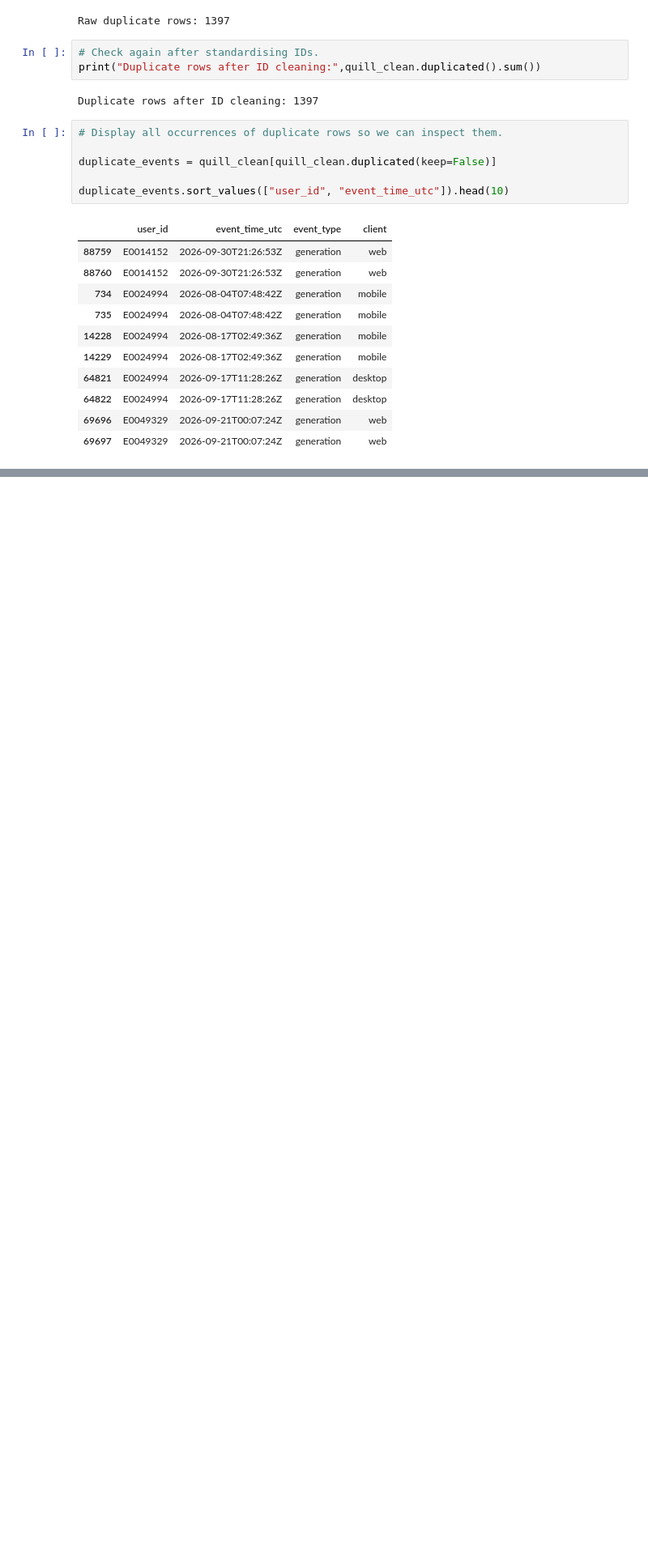
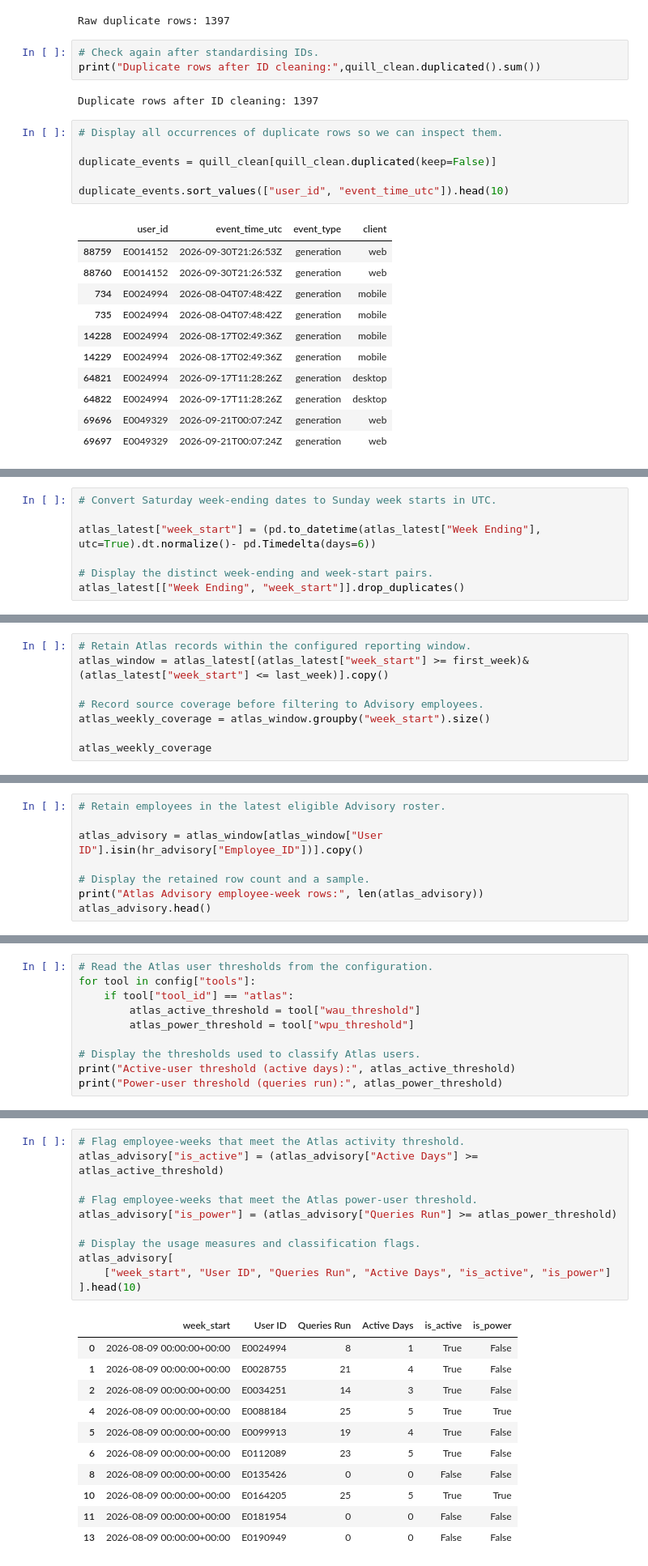
Before and after one commit to sonalanand4206/ai-adoption-weekly-reporting, a Jupyter notebook: CS_JP.ipynb, the cells around one changed output, grey strips where cells are left out. Shown at 81% size. Saved outputs shown, nothing was run; the diff lists cells and outputs as text; blank space fills up the shorter version.

Commit message:
Complete Quill metrics and calculate Atlas weekly usage

```diff
--- a/CS_JP.ipynb
+++ b/CS_JP.ipynb
@@ -353,0 +940,7 @@ duplicate_events.sort_values(["user_id", "event_time_utc"]).head(10)
+# %%
+# Convert Saturday week-ending dates to Sunday week starts in UTC.
+
+atlas_latest["week_start"] = (pd.to_datetime(atlas_latest["Week Ending"], utc=True).dt.normalize()- pd.Timedelta(days=6))
+
+# Display the distinct week-ending and week-start pairs.
+atlas_latest[["Week Ending", "week_start"]].drop_duplicates()
@@ -353,0 +956,8 @@ duplicate_events.sort_values(["user_id", "event_time_utc"]).head(10)
+# %%
+# Retain Atlas records within the configured reporting window.
+atlas_window = atlas_latest[(atlas_latest["week_start"] >= first_week)& (atlas_latest["week_start"] <= last_week)].copy()
+
+# Record source coverage before filtering to Advisory employees.
+atlas_weekly_coverage = atlas_window.groupby("week_start").size()
+
+atlas_weekly_coverage
@@ -353,0 +974,8 @@ duplicate_events.sort_values(["user_id", "event_time_utc"]).head(10)
+# %%
+# Retain employees in the latest eligible Advisory roster.
+
+atlas_advisory = atlas_window[atlas_window["User ID"].isin(hr_advisory["Employee_ID"])].copy()
+
+# Display the retained row count and a sample.
+print("Atlas Advisory employee-week rows:", len(atlas_advisory))
+atlas_advisory.head()
@@ -353,0 +990,10 @@ duplicate_events.sort_values(["user_id", "event_time_utc"]).head(10)
+# %%
+# Read the Atlas user thresholds from the configuration.
+for tool in config["tools"]:
+    if tool["tool_id"] == "atlas":
+        atlas_active_threshold = tool["wau_threshold"]
+        atlas_power_threshold = tool["wpu_threshold"]
+
+# Display the thresholds used to classify Atlas users.
+print("Active-user threshold (active days):", atlas_active_threshold)
+print("Power-user threshold (queries run):", atlas_power_threshold)
@@ -353,0 +1003,23 @@ duplicate_events.sort_values(["user_id", "event_time_utc"]).head(10)
+# %%
+# Flag employee-weeks that meet the Atlas activity threshold.
+atlas_advisory["is_active"] = (atlas_advisory["Active Days"] >= atlas_active_threshold)
+
+# Flag employee-weeks that meet the Atlas power-user threshold.
+atlas_advisory["is_power"] = (atlas_advisory["Queries Run"] >= atlas_power_threshold)
+
+# Display the usage measures and classification flags.
+atlas_advisory[
+    ["week_start", "User ID", "Queries Run", "Active Days", "is_active", "is_power"]
+].head(10)
+# %% [output]
+|  | week_start | User ID | Queries Run | Active Days | is_active | is_power |
+| 0 | 2026-08-09 00:00:00+00:00 | E0024994 | 8 | 1 | True | False |
+| 1 | 2026-08-09 00:00:00+00:00 | E0028755 | 21 | 4 | True | False |
+| 2 | 2026-08-09 00:00:00+00:00 | E0034251 | 14 | 3 | True | False |
+| 4 | 2026-08-09 00:00:00+00:00 | E0088184 | 25 | 5 | True | True |
+| 5 | 2026-08-09 00:00:00+00:00 | E0099913 | 19 | 4 | True | False |
+| 6 | 2026-08-09 00:00:00+00:00 | E0112089 | 23 | 5 | True | False |
+| 8 | 2026-08-09 00:00:00+00:00 | E0135426 | 0 | 0 | False | False |
+| 10 | 2026-08-09 00:00:00+00:00 | E0164205 | 25 | 5 | True | True |
+| 11 | 2026-08-09 00:00:00+00:00 | E0181954 | 0 | 0 | False | False |
+| 13 | 2026-08-09 00:00:00+00:00 | E0190949 | 0 | 0 | False | False |
```
Also changed, not shown: parts of 43 cells of this notebook.
